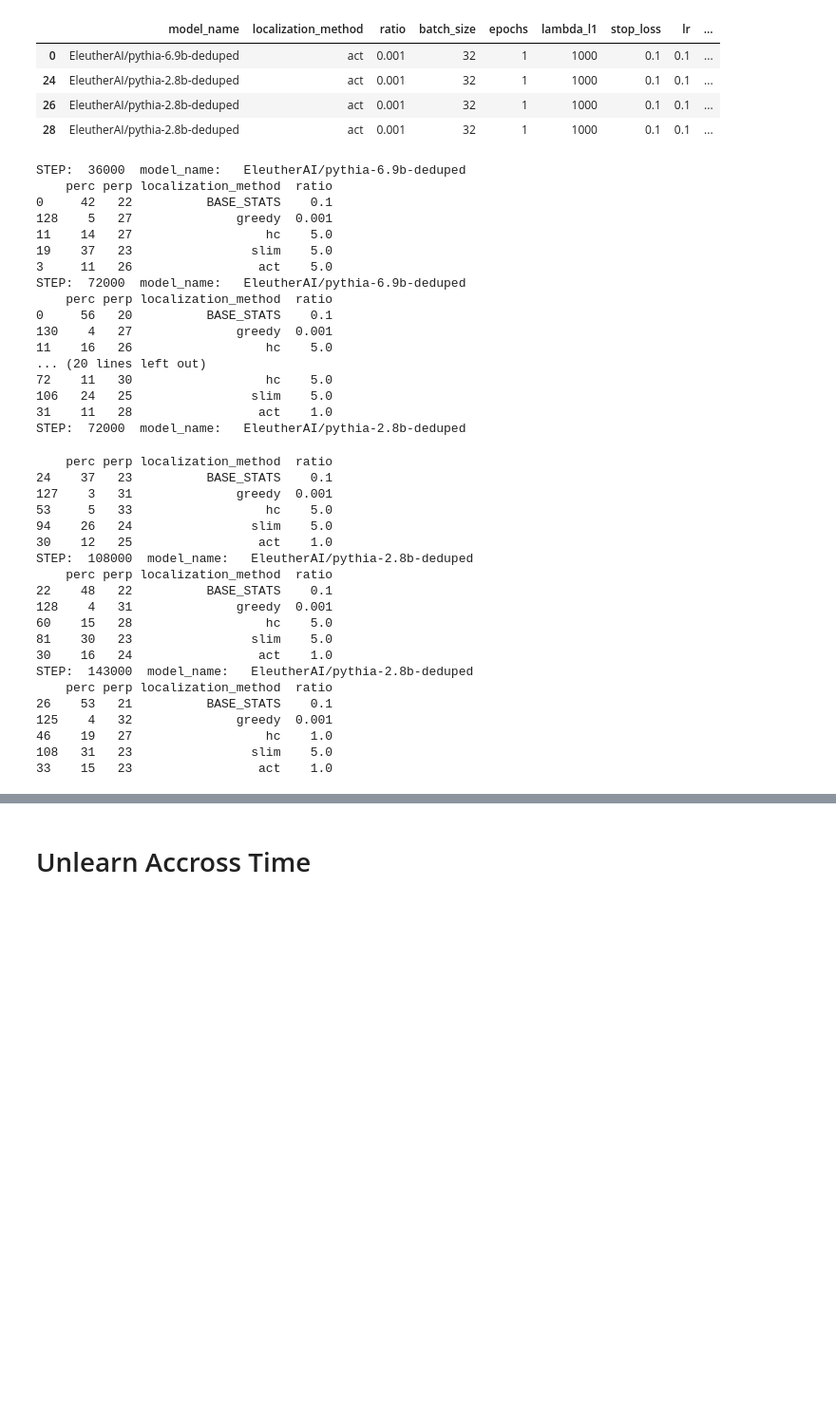
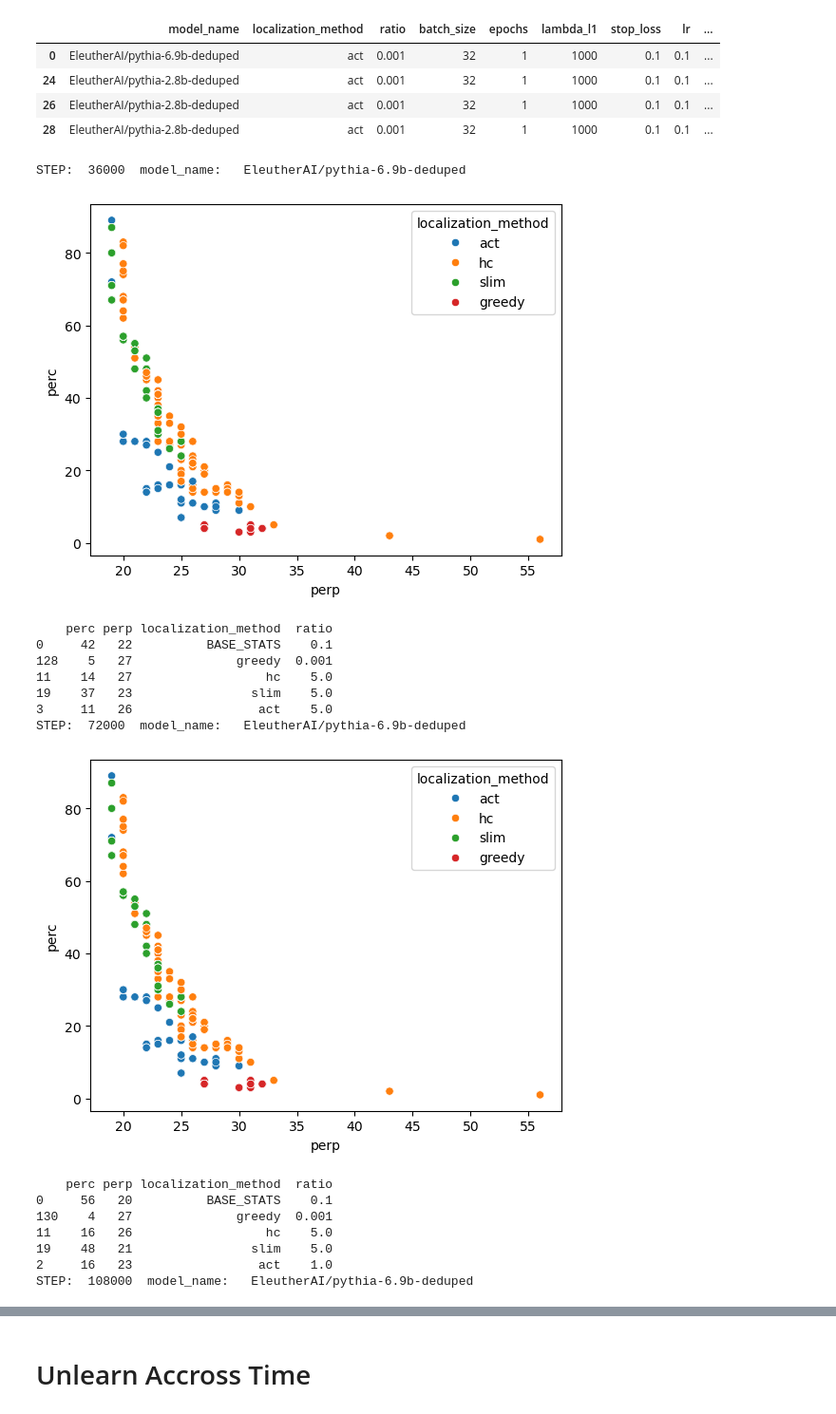
Before and after one commit to msakarvadia/memorization, a Jupyter notebook: figs/pythia_unlearning_results.ipynb, the cells around one changed output, grey strips where cells are left out. Shown at 95% size. Drawn from its saved outputs; the diff is of its cells as text; code cells hidden in the pictures; blank space fills up the shorter version.

Commit message:
updated unlearning visualization/analysis

```diff
--- a/figs/pythia_unlearning_results.ipynb
+++ b/figs/pythia_unlearning_results.ipynb
@@ -111,64 +113,50 @@ def return_ideal_method_for_lang(base_early_stats, weight_early, backdoor=False)
   return df.drop_duplicates()
 # %%
 result_path = "/pscratch/sd/m/mansisak/memorization/model_ckpts/EleutherAI_edit/"
+dfs = []
 for model_name in ['EleutherAI/pythia-6.9b-deduped', 'EleutherAI/pythia-2.8b-deduped']:
     for step in [36000, 72000, 108000, 143000]:
         print("STEP: ", step, " model_name:  ", model_name)
         file_name = f"localization_results_{step}.csv"
 
         df = pd.read_csv(f'{result_path}{file_name}')
         for col in df.columns:
             if col in ["perc"]:
                 df[col] = df[col].apply(lambda x: round(x, 2))
                 df[col] = df[col].apply(lambda x: int(x*100))
             if col in ["perp"]:
                 df[col] = df[col].apply(lambda x: int(x))
             if col in ['ratio']:
                 df[col] = df[col].apply(lambda x: round(x, 6))
         df = df[df['model_name'] == model_name]
         #base_stats = df.loc[0].copy()
         base_stats = df[df['unlearn_set_name'].isna()].iloc[0]
         df = df.drop_duplicates()
-
+        dfs.append(copy.deepcopy(df))
+        sns.scatterplot(x="perp",
+                y="perc",
+                data=super_df,
+                hue="localization_method")
+        plt.show()
 
 
         df = return_ideal_method_for_lang(base_stats, df, backdoor=False)
         print(df)
 # %% [output]
 STEP:  36000  model_name:   EleutherAI/pythia-6.9b-deduped
-    perc perp localization_method  ratio
-0     42   22          BASE_STATS    0.1
-128    5   27              greedy  0.001
-11    14   27                  hc    5.0
-19    37   23                slim    5.0
-3     11   26                 act    5.0
-STEP:  72000  model_name:   EleutherAI/pythia-6.9b-deduped
-    perc perp localization_method  ratio
-0     56   20          BASE_STATS    0.1
-130    4   27              greedy  0.001
-11    16   26                  hc    5.0
-... (20 lines left out)
-72    11   30                  hc    5.0
-106   24   25                slim    5.0
-31    11   28                 act    1.0
-STEP:  72000  model_name:   EleutherAI/pythia-2.8b-deduped
+[figure, added]
     perc perp localization_method  ratio
-24    37   23          BASE_STATS    0.1
-127    3   31              greedy  0.001
-53     5   33                  hc    5.0
-94    26   24                slim    5.0
-30    12   25                 act    1.0
-STEP:  108000  model_name:   EleutherAI/pythia-2.8b-deduped
-    perc perp localization_method  ratio
-22    48   22          BASE_STATS    0.1
-128    4   31              greedy  0.001
-60    15   28                  hc    5.0
-81    30   23                slim    5.0
-30    16   24                 act    1.0
-STEP:  143000  model_name:   EleutherAI/pythia-2.8b-deduped
-    perc perp localization_method  ratio
-26    53   21          BASE_STATS    0.1
-125    4   32              greedy  0.001
-46    19   27                  hc    1.0
-108   31   23                slim    5.0
-33    15   23                 act    1.0
+0     42   22          BASE_STATS    0.1
+128    5   27              greedy  0.001
+11    14   27                  hc    5.0
+19    37   23                slim    5.0
+3     11   26                 act    5.0
+STEP:  72000  model_name:   EleutherAI/pythia-6.9b-deduped
+[figure, added]
+    perc perp localization_method  ratio
+0     56   20          BASE_STATS    0.1
+130    4   27              greedy  0.001
+11    16   26                  hc    5.0
+19    48   21                slim    5.0
+2     16   23                 act    1.0
+STEP:  108000  model_name:   EleutherAI/pythia-6.9b-deduped
```
Also changed, not shown: parts of 16 cells of this notebook.
